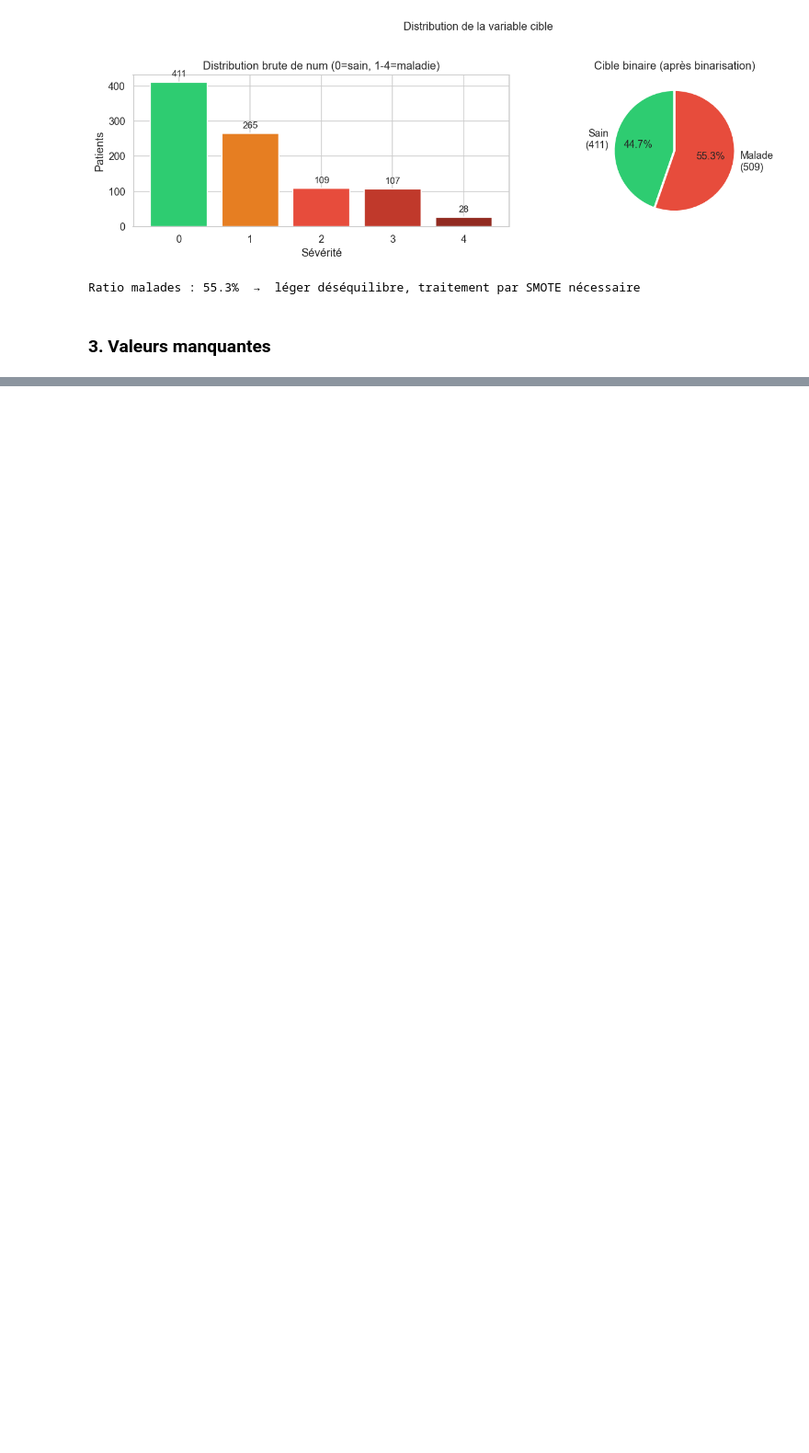
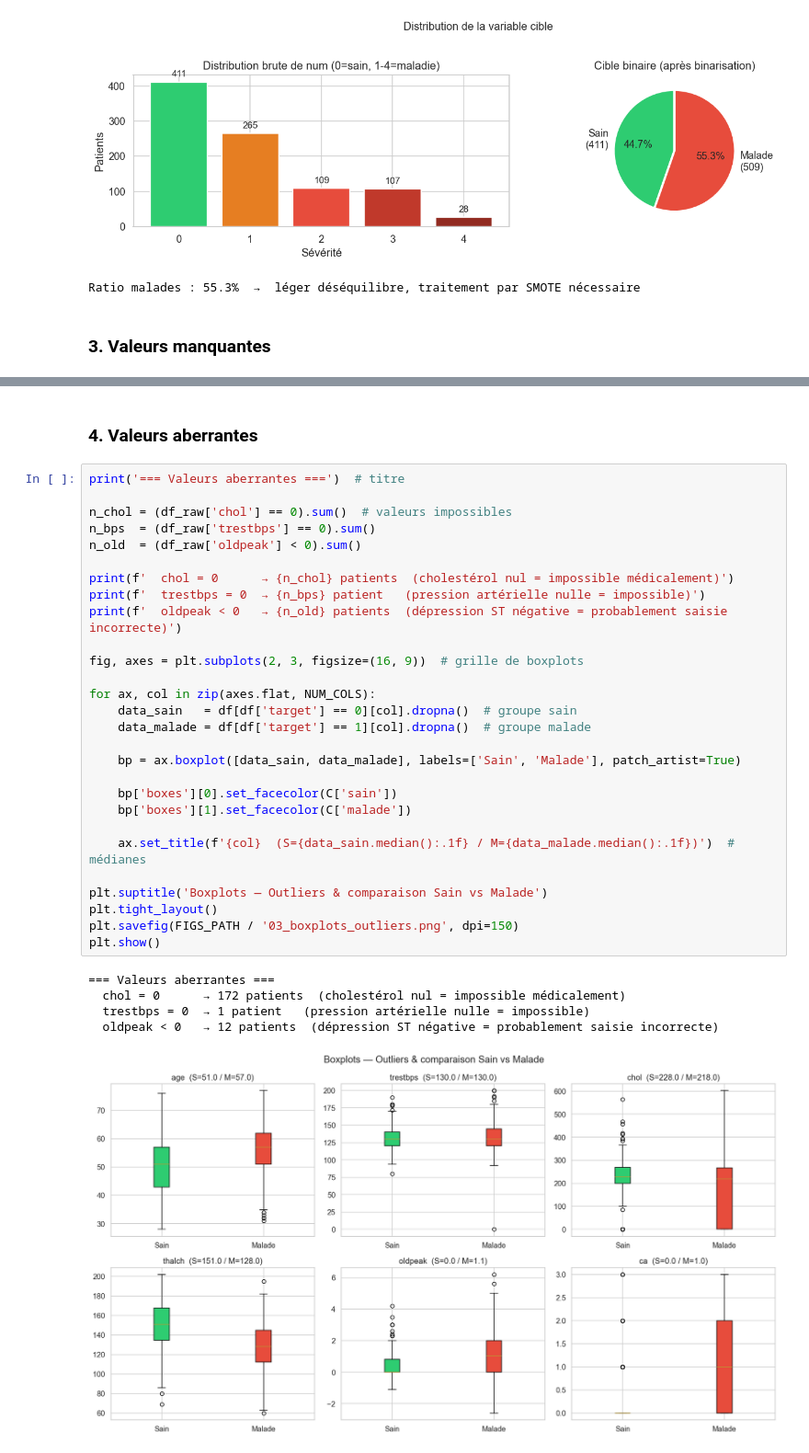
Before and after one commit to bijigunerachid/heart-disease-ml-dl-project, a Jupyter notebook: notebooks/01_EDA.ipynb, the cells around one changed output, grey strips where cells are left out. Shown at 92% size. Drawn from its saved outputs; the diff is of its cells as text; blank space fills up the shorter version.

Commit message:
add outliers check and boxplots

```diff
--- a/notebooks/01_EDA.ipynb
+++ b/notebooks/01_EDA.ipynb
@@ -197,0 +198,36 @@ restecg              2          0.2
+# %% [markdown]
+### 4. Valeurs aberrantes
+# %%
+print('=== Valeurs aberrantes ===')  # titre
+
+n_chol = (df_raw['chol'] == 0).sum()  # valeurs impossibles
+n_bps  = (df_raw['trestbps'] == 0).sum()
+n_old  = (df_raw['oldpeak'] < 0).sum()
+
+print(f'  chol = 0      → {n_chol} patients  (cholestérol nul = impossible médicalement)')
+print(f'  trestbps = 0  → {n_bps} patient   (pression artérielle nulle = impossible)')
+print(f'  oldpeak < 0   → {n_old} patients  (dépression ST négative = probablement saisie incorrecte)')
+
+fig, axes = plt.subplots(2, 3, figsize=(16, 9))  # grille de boxplots
+
+for ax, col in zip(axes.flat, NUM_COLS):
+    data_sain   = df[df['target'] == 0][col].dropna()  # groupe sain
+    data_malade = df[df['target'] == 1][col].dropna()  # groupe malade
+
+    bp = ax.boxplot([data_sain, data_malade], labels=['Sain', 'Malade'], patch_artist=True)
+
+    bp['boxes'][0].set_facecolor(C['sain'])
+    bp['boxes'][1].set_facecolor(C['malade'])
+
+    ax.set_title(f'{col}  (S={data_sain.median():.1f} / M={data_malade.median():.1f})')  # médianes
+
+plt.suptitle('Boxplots — Outliers & comparaison Sain vs Malade')
+plt.tight_layout()
+plt.savefig(FIGS_PATH / '03_boxplots_outliers.png', dpi=150)
+plt.show()
+# %% [output]
+=== Valeurs aberrantes ===
+  chol = 0      → 172 patients  (cholestérol nul = impossible médicalement)
+  trestbps = 0  → 1 patient   (pression artérielle nulle = impossible)
+  oldpeak < 0   → 12 patients  (dépression ST négative = probablement saisie incorrecte)
+[figure, added]
```
Also changed, not shown: parts of 1 cell of this notebook.
